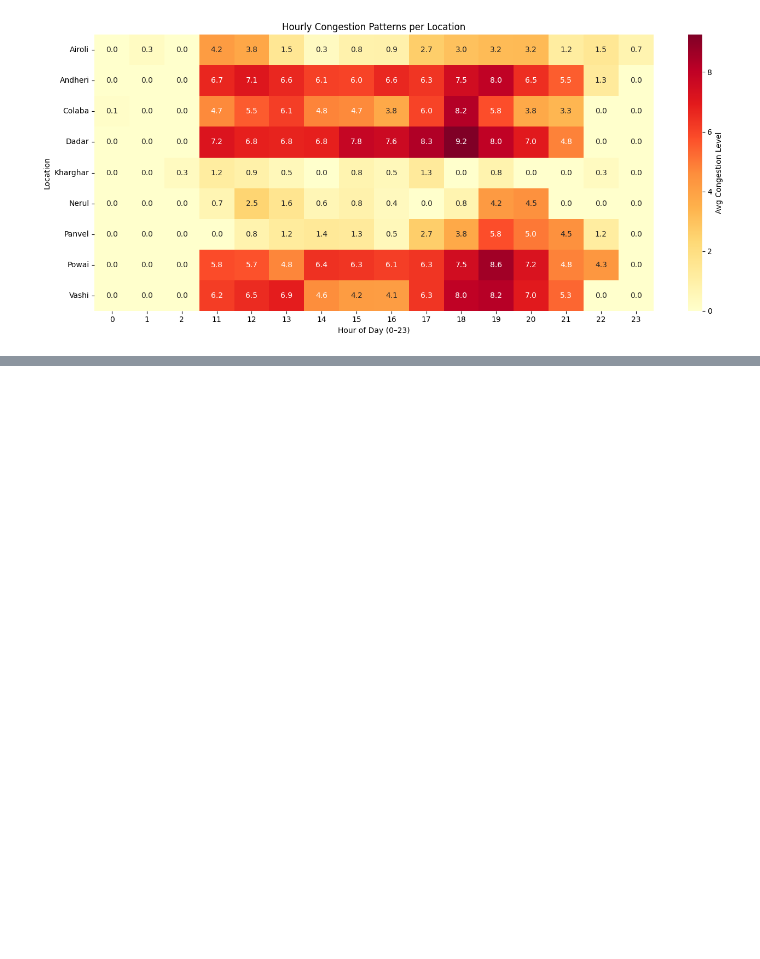
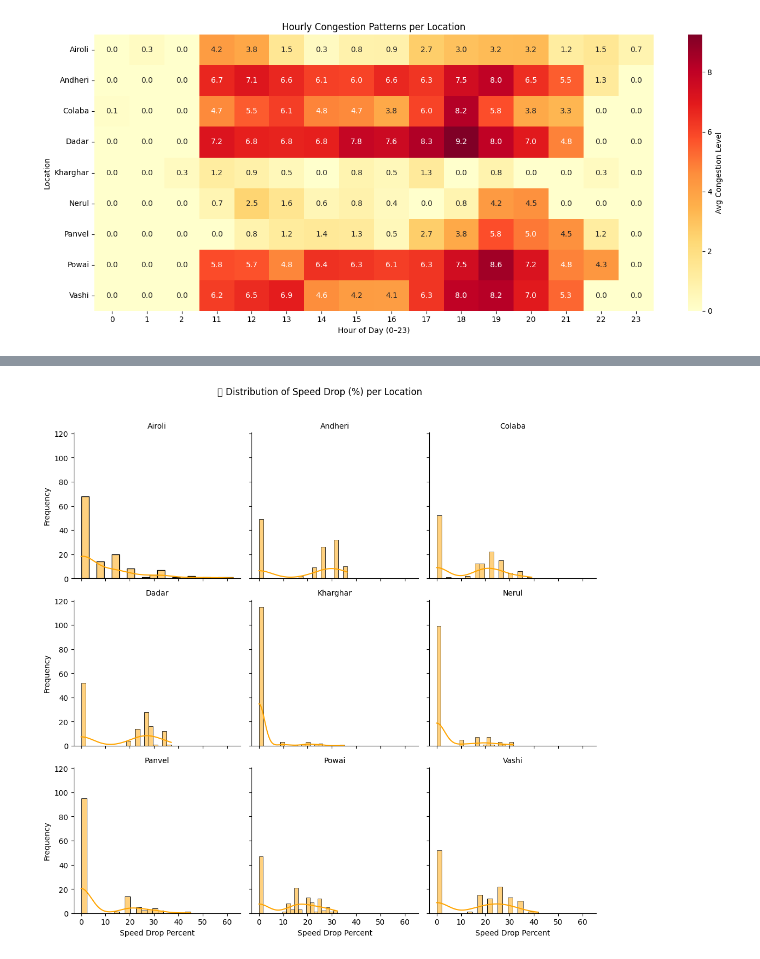
Before and after one commit to srgmnagar/traffic-congestion-analyzer, a Jupyter notebook: notebooks/data_analysis.ipynb, the cells around one changed output, grey strips where cells are left out. Saved outputs shown, nothing was run; the diff lists cells and outputs as text; code cells hidden in the pictures; blank space fills up the shorter version.

```diff
--- a/notebooks/data_analysis.ipynb
+++ b/notebooks/data_analysis.ipynb
@@ -361,0 +366,10 @@ plt.show()
+# %%
+g = sns.FacetGrid(df, col="location_name", col_wrap=3, height=3.5, sharex=True, sharey=True)
+g.map_dataframe(sns.histplot, x="speed_drop_percent", bins=20, color="orange", kde=True)
+g.set_axis_labels("Speed Drop Percent", "Frequency")
+g.set_titles("{col_name}")
+plt.subplots_adjust(top=0.9)
+g.fig.suptitle("📊 Distribution of Speed Drop (%) per Location")
+plt.show()
+# %% [output]
+[figure, added]
```
Also changed, not shown: parts of 7 cells of this notebook.
